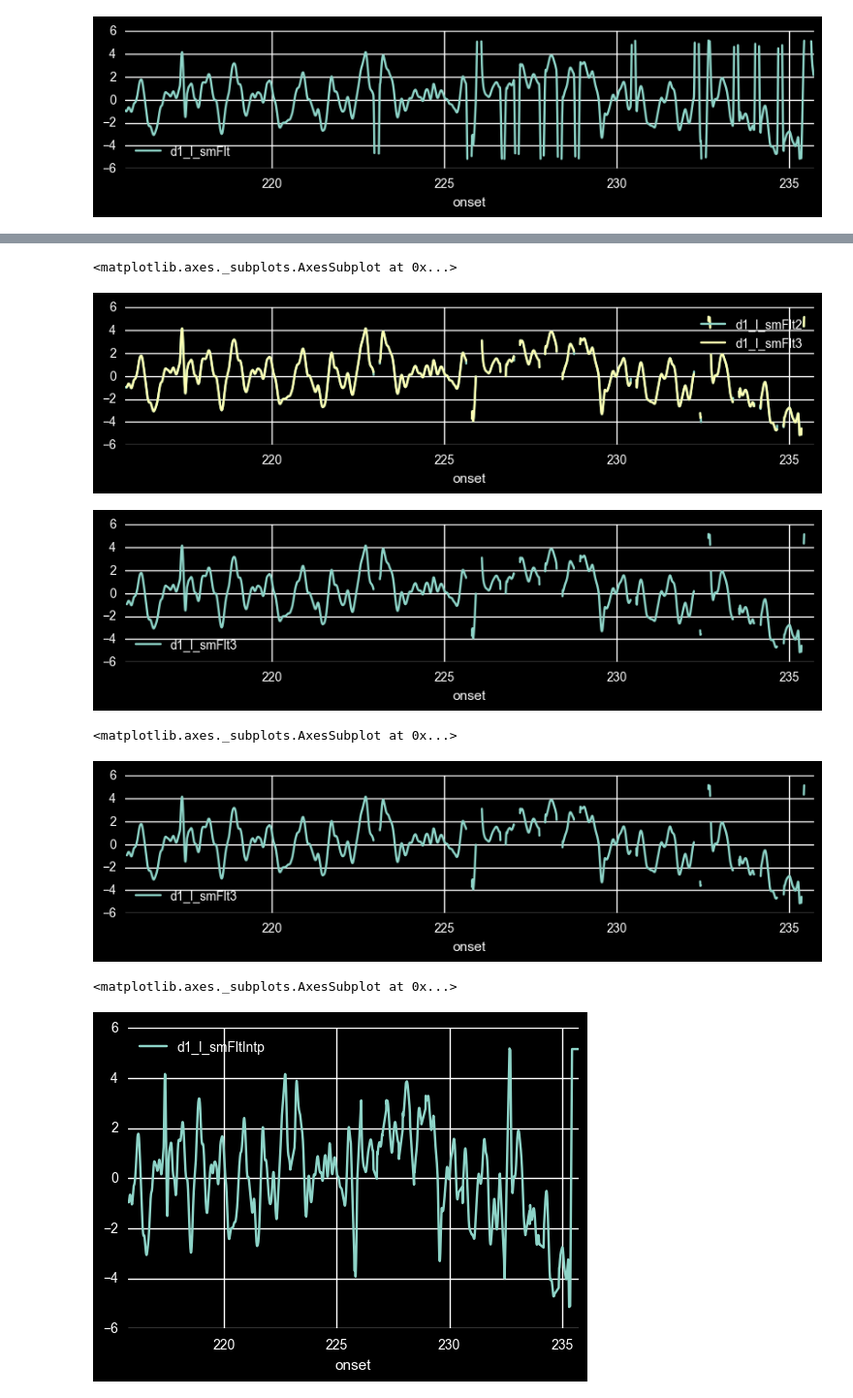
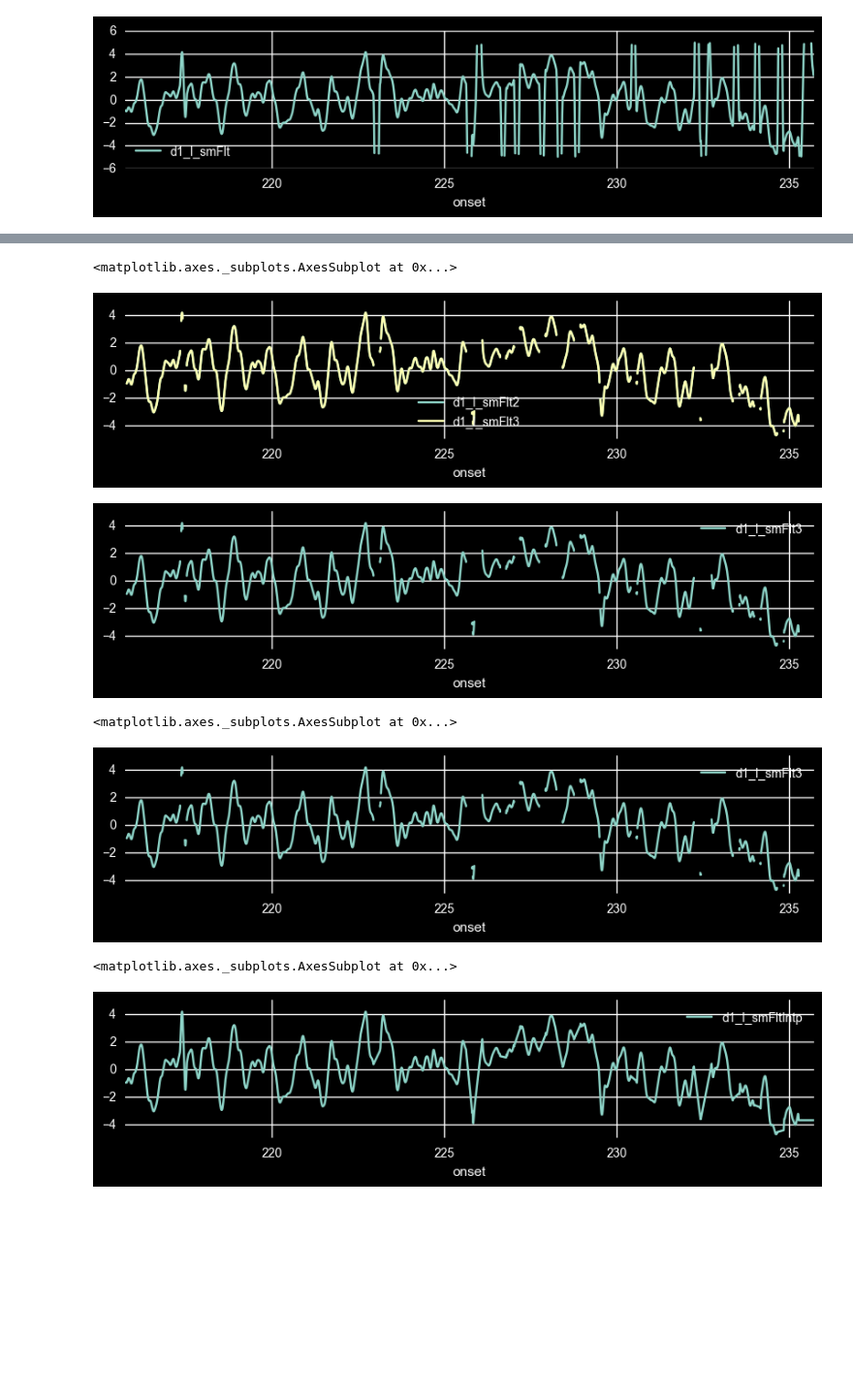
Before and after one commit to egorananyev/dg, a Jupyter notebook: an/em.ipynb, the cells around one changed output, grey strips where cells are left out. Shown: that part at 97% size. Cells and saved outputs as stored; diff of their text form; code cells hidden in the pictures; blank space fills up the shorter version.

Commit message:
implemented basic one-sample analysis; will need to fine-tune threshs & serialize

```diff
--- a/an/em.ipynb
+++ b/an/em.ipynb
@@ -281,6 +274,0 @@ threshSm = [5,.2,.04]
-# %%
-emdf['d1_l_flt'] = emdf.d1_l
-emdf.ix[emdf.d1_l>threshRaw[0], 'd1_l_flt'] = np.nan #.5
-emdf.ix[emdf.d1_l<-threshRaw[0], 'd1_l_flt'] = np.nan #-.5
-emdf.plot(y=['d1_l','d1_l_flt'], figsize=[10,2])
-emdf.plot(y=['d1_l_flt'], figsize=[10,2])
@@ -291,6 +274,0 @@ emdf.plot(y=['d1_l_flt'], figsize=[10,2])
-# %%
-emdf['d1_l_flt2'] = emdf.d1_l_flt
-emdf.ix[emdf.d2_l>threshRaw[1], 'd1_l_flt2'] = np.nan #.5
-emdf.ix[emdf.d2_l<-threshRaw[1], 'd1_l_flt2'] = np.nan #-.5
-emdf.plot(y=['d1_l_flt','d1_l_flt2'], figsize=[10,2])
-emdf.plot(y=['d1_l_flt2'], figsize=[10,2])
@@ -301,6 +274,0 @@ emdf.plot(y=['d1_l_flt2'], figsize=[10,2])
-# %%
-emdf['d1_l_flt3'] = emdf.d1_l_flt2
-emdf.ix[emdf.d3_l>threshRaw[2], 'd1_l_flt3'] = np.nan #.5
-emdf.ix[emdf.d3_l<-threshRaw[2], 'd1_l_flt3'] = np.nan #-.5
-emdf.plot(y=['d1_l_flt2','d1_l_flt3'], figsize=[10,2])
-emdf.plot(y=['d1_l_flt3'], figsize=[10,2])
@@ -318,3 +275,5 @@ emdf.plot(y='d1_l_flt3', figsize=[10,2])
+# %%
+threshSm = [5,.1,.05]
 # %%
 emdf['d1_l_smFlt'] = emdf.d1_l_sm
 emdf.ix[emdf.d1_l_sm>threshSm[0], 'd1_l_smFlt'] = np.nan #.5
@@ -343,26 +302,26 @@ emdf.plot(y=['d1_l_smFlt2','d1_l_smFlt3'], figsize=[10,2])
 emdf.plot(y=['d1_l_smFlt3'], figsize=[10,2])
 # %% [output]
 <matplotlib.axes._subplots.AxesSubplot at 0x...>
-[figure, old version]
+[figure, new version]
-[figure, old version]
+[figure, new version]
 # %%
 emdf.plot(y='d1_l_smFlt3', figsize=[10,2])
 # %% [output]
 <matplotlib.axes._subplots.AxesSubplot at 0x...>
-[figure, old version]
+[figure, new version]
 # %%
 #nonBlanks = emdf.index[not (np.isnan(emdf.d1_l_smFlt3))]
 #print np.sum(emdf.d1_l_smFlt3.notnull())
 #nonBlanks = emdf.index[emdf.d1_l_smFlt3.notnull()]
 #blanks = emdf.index[emdf.d1_l_smFlt3 == np.nan]
 #print np.shape(emdf.index)
 #print np.shape(nonBlanks)
 #print np.shape(blanks)
 emdf['d1_l_smFltIntp'] = np.interp(emdf.index,
                                    emdf.index[emdf.d1_l_smFlt3.notnull()],
                                    emdf.d1_l_smFlt3[emdf.d1_l_smFlt3.notnull()])
-emdf.plot(y='d1_l_smFltIntp')
+emdf.plot(y='d1_l_smFltIntp', figsize=[10,2])
 # %% [output]
 <matplotlib.axes._subplots.AxesSubplot at 0x...>
-[figure, old version]
+[figure, new version]
 # %%
```
Also changed, not shown: parts of 9 cells of this notebook.
